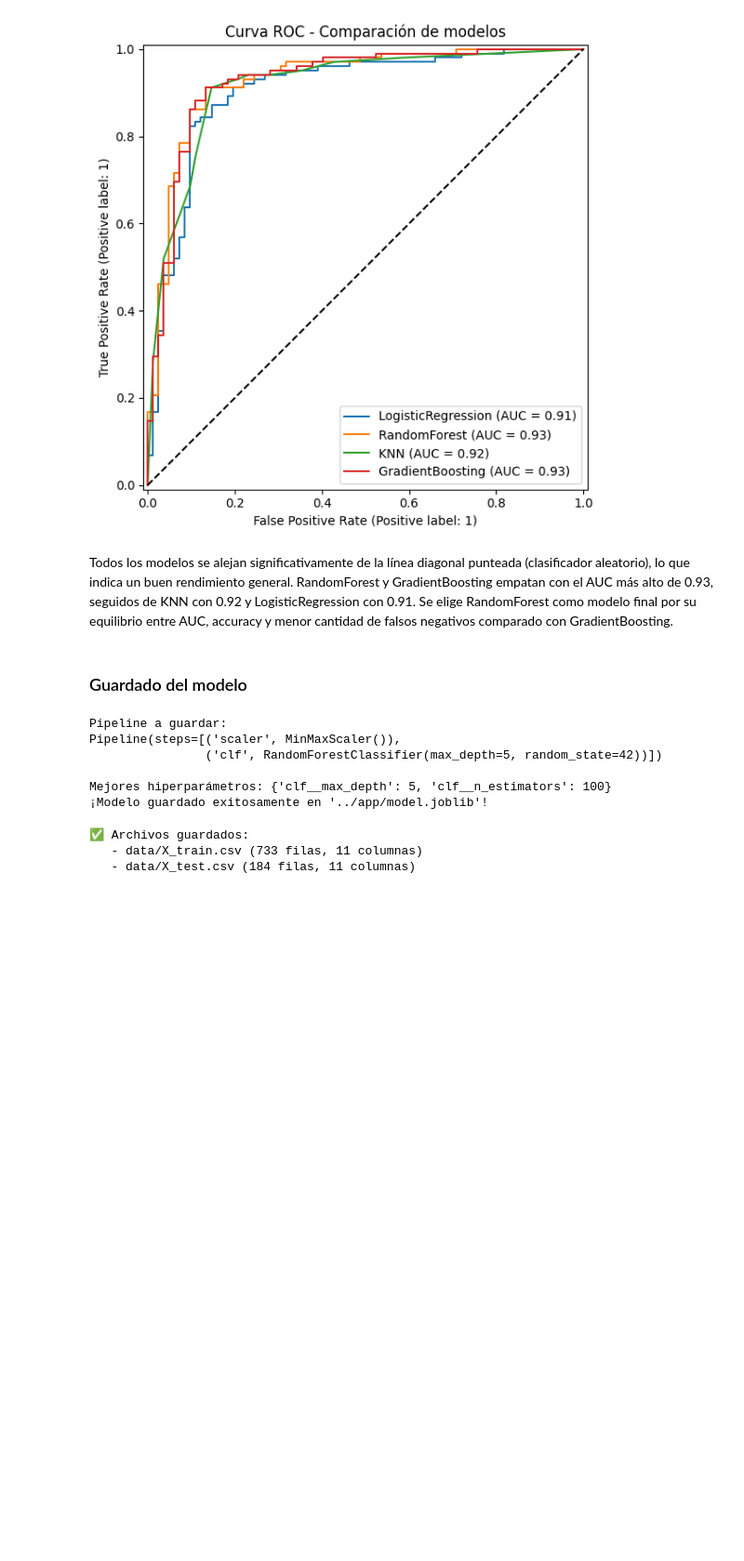
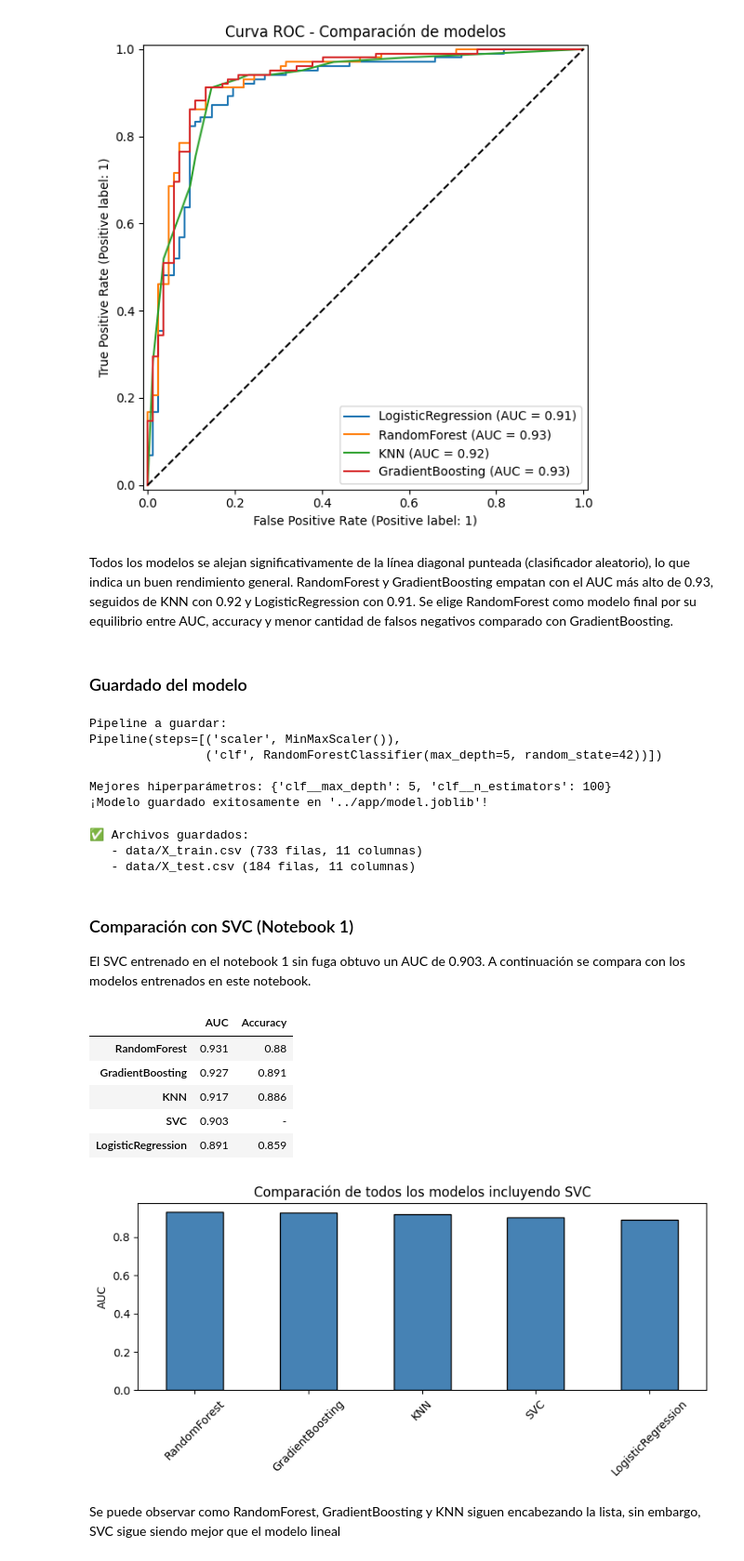
Before and after one commit to ninocvl/Mini-Proyecto-Prediccion-Fallo-Cardiaco, a Jupyter notebook: heart-disease-mlops/notebooks/2_model_pipeline_cv.ipynb, the cells around one changed output. Shown at 93% size. Cells and saved outputs as stored; diff of their text form; code cells hidden in the pictures; blank space fills up the shorter version.

Commit message:
Fix - deploy  - terminar comparacion svc

```diff
--- a/heart-disease-mlops/notebooks/2_model_pipeline_cv.ipynb
+++ b/heart-disease-mlops/notebooks/2_model_pipeline_cv.ipynb
@@ -245,3 +245,29 @@ print(f"   - data/X_test.csv ({X_test.shape[0]} filas, {X_test.shape[1]} columna
 ✅ Archivos guardados:
    - data/X_train.csv (733 filas, 11 columnas)
    - data/X_test.csv (184 filas, 11 columnas)
+# %% [markdown]
+### Comparación con SVC (Notebook 1)
+
+El SVC entrenado en el notebook 1 sin fuga obtuvo un AUC de 0.903. A continuación se compara con los modelos entrenados en este notebook.
+# %%
+ranking_completo = ranking.copy()
+ranking_completo.loc["SVC"] = {"AUC": 0.903, "Accuracy": "-"}
+ranking_completo = ranking_completo.sort_values("AUC", ascending=False)
+display(ranking_completo)
+
+ranking_completo["AUC"].plot(kind="bar", figsize=(8, 4), color="steelblue", edgecolor="black")
+plt.title("Comparación de todos los modelos incluyendo SVC")
+plt.ylabel("AUC")
+plt.xticks(rotation=45)
+plt.tight_layout()
+plt.show()
+# %% [output]
+|  | AUC | Accuracy |
+| RandomForest | 0.931 | 0.88 |
+| GradientBoosting | 0.927 | 0.891 |
+| KNN | 0.917 | 0.886 |
+| SVC | 0.903 | - |
+| LogisticRegression | 0.891 | 0.859 |
+[figure, added]
+# %% [markdown]
+Se puede observar como RandomForest, GradientBoosting y KNN siguen encabezando la lista, sin embargo, SVC sigue siendo mejor que el modelo lineal
```
Also changed, not shown: 1 other file.
